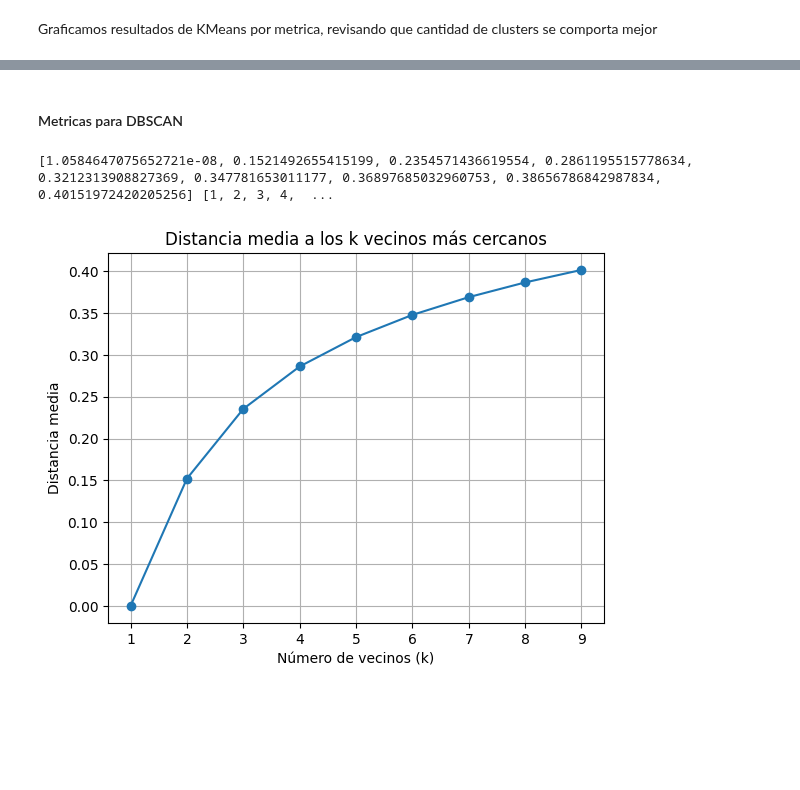
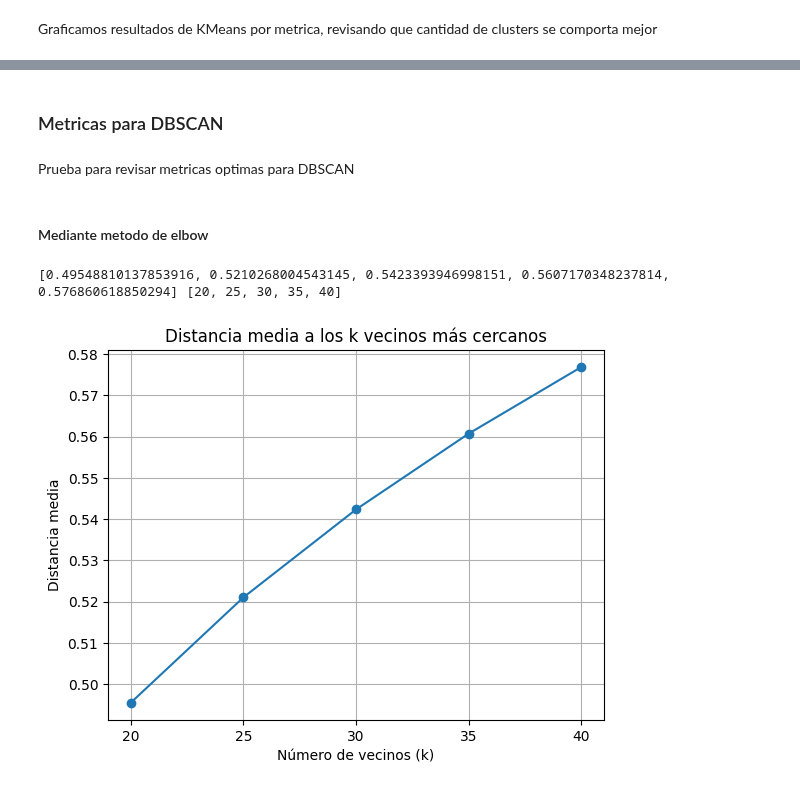
Before and after one commit to JuanDeutsch/DataSheets, a Jupyter notebook: Proyecto1/proyecto1 copy.ipynb, the cells around one changed output, grey strips where cells are left out. Drawn from its saved outputs; the diff is of its cells as text; code cells hidden in the pictures; blank space fills up the shorter version.

Commit message:
DBSCAN con valores prueba

```diff
--- a/Proyecto1/proyecto1 copy.ipynb
+++ b/Proyecto1/proyecto1 copy.ipynb
@@ -652,38 +709,42 @@ cluster_analysis(cdf_normalized)
 # %% [markdown]
-#### Metricas para DBSCAN
+### Metricas para DBSCAN
+# %% [markdown]
+Prueba para revisar metricas optimas para DBSCAN
+# %% [markdown]
+#### Mediante metodo de elbow
 # %%
 from sklearn.preprocessing import StandardScaler
 import numpy as np
 import pandas as pd
 import matplotlib.pyplot as plt
 from sklearn.neighbors import NearestNeighbors
 
 
 
 # Entrenar un modelo k-NN con diferentes valores de k
-k_values = [1,2, 3, 4, 5, 6, 7, 8, 9]  # Valores de k a probar
+k_values = [20, 25, 30, 35, 40]  # Valores de k a probar
 distances = []  # Almacenar las distancias de los k vecinos más cercanos para cada valor de k
 
 for k in k_values:
     knn = NearestNeighbors(n_neighbors=k)
     knn.fit(cdf_normalized)
     # Calcular las distancias a los k vecinos más cercanos para cada punto
     dist, _ = knn.kneighbors(cdf_normalized)
     # Calcular la distancia media a los k vecinos más cercanos para cada punto
     avg_distances = np.mean(dist, axis=1)
     # Calcular la distancia media global
     mean_avg_distance = np.mean(avg_distances)
     distances.append(mean_avg_distance)
 
 print(distances, k_values)
 # Graficar los resultados
 plt.plot(k_values, distances, marker='o')
 plt.title('Distancia media a los k vecinos más cercanos')
 plt.xlabel('Número de vecinos (k)')
 plt.ylabel('Distancia media')
 plt.xticks(k_values)
 plt.grid(True)
 plt.show()
 # %% [output]
-[1.0584647075652721e-08, 0.1521492655415199, 0.2354571436619554, 0.2861195515778634, 0.3212313908827369, 0.347781653011177, 0.36897685032960753, 0.38656786842987834, 0.40151972420205256] [1, 2, 3, 4,  ...
+[0.49548810137853916, 0.5210268004543145, 0.5423393946998151, 0.5607170348237814, 0.576860618850294] [20, 25, 30, 35, 40]
-[figure, old version]
+[figure, new version]
```
Also changed, not shown: parts of 14 cells of this notebook.
